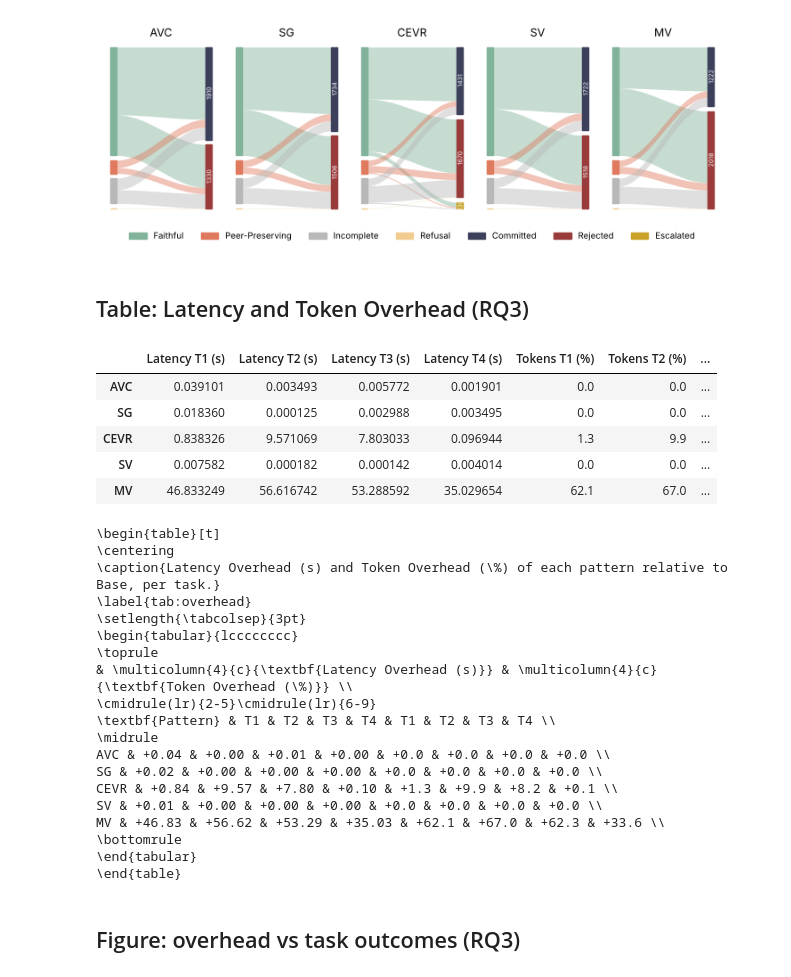
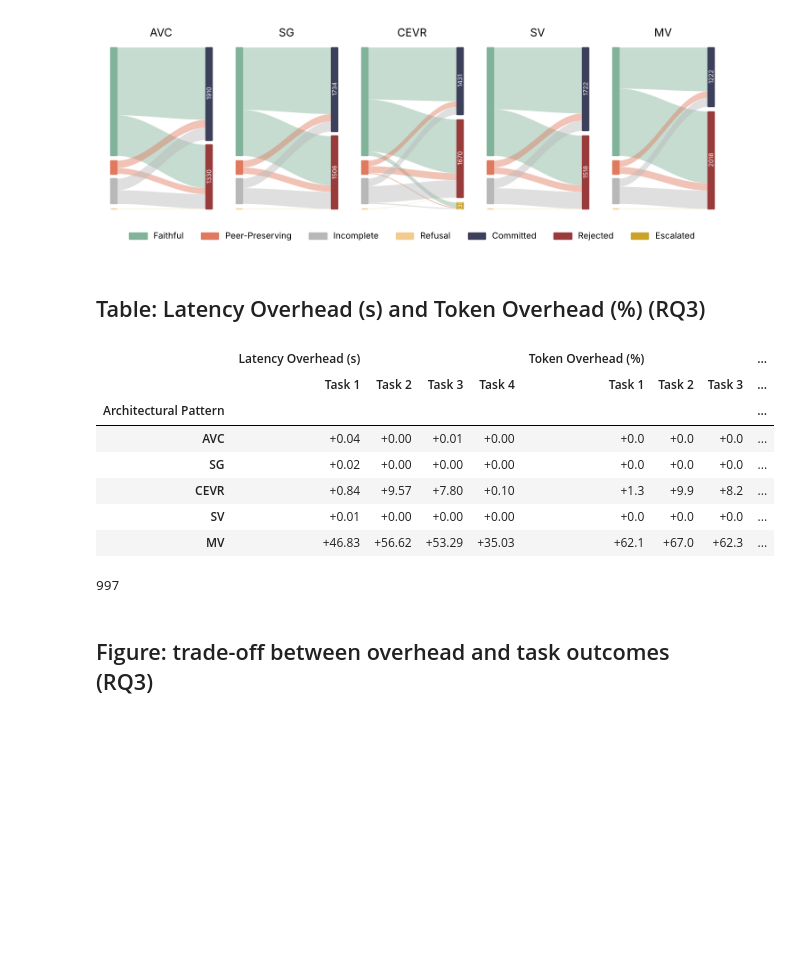
Before and after one commit to IvanComp/Agentic-Environment, a Jupyter notebook: results/paper_results.ipynb, the cells around one changed output. Cells and saved outputs as stored; diff of their text form; code cells hidden in the pictures; blank space fills up the shorter version.

Commit message:
Print only the Results tables and figures, laid out as in the paper (#67)
Claude-Session: https://claude.ai/code/session_015c13WGcfz385YUe7r8FXmf

Co-authored-by: Claude <noreply@anthropic.com>

```diff
--- a/results/paper_results.ipynb
+++ b/results/paper_results.ipynb
@@ -14,8 +14,8 @@ TABLES = ROOT / "tables"
 FIGURES = ROOT / "figures"
 TABLES.mkdir(exist_ok=True)
 FIGURES.mkdir(exist_ok=True)
+pd.set_option("display.max_columns", None)
 
 records = [record for record in pr.load(DATA) if record["_model"] in pr.PAPER_MODELS]
-print(f"{len(records)} records, models: {[pr.MODEL_LABELS.get(m, m) for m in pr.models_in(records)]}")
-pd.DataFrame(records, columns=["_model", "scenario", "condition", "architecture"]).value_counts(["_model", "scenario"]).unstack(fill_value=0) if records else None
+print(f"{len(records)} outcomes, {len(pr.models_in(records))} models: {', '.join(pr.MODEL_LABELS.get(m, m) for m in pr.models_in(records))}")
 # %% [output]
@@ -110,40 +74,24 @@ fig = pr.plot_flows(records, FIGURES / "flows.pdf")
 # %% [output]
 [figure]
 # %% [markdown]
-## Table: Latency and Token Overhead (RQ3)
+## Table: Latency Overhead (s) and Token Overhead (\%) (RQ3)
 # %%
 cost = pr.overhead(records)
-display(pd.DataFrame({pr.ARCHITECTURE_SHORT[a]: {**{f"Latency T{t} (s)": cost.get((t, a), (None, None))[0] for t in pr.TASKS}, **{f"Tokens T{t} (%)": None if cost.get((t, a), (None, None))[1] is None else round(100 * cost[(t, a)][1], 1) for t in pr.TASKS}} for a in pr.PATTERNS}).T)
-latex = pr.overhead_latex(records)
-(TABLES / "overhead.tex").write_text(latex)
-print(latex)
+columns = pd.MultiIndex.from_tuples([("Latency Overhead (s)", f"Task {t}") for t in pr.TASKS] + [("Token Overhead (%)", f"Task {t}") for t in pr.TASKS])
+values = [[pr._cell(cost.get((t, a), (None, None))[0], True, 1.0, 2) for t in pr.TASKS] + [pr._cell(cost.get((t, a), (None, None))[1], True) for t in pr.TASKS] for a in pr.PATTERNS]
+display(pd.DataFrame(values, index=pd.Index([pr.ARCHITECTURE_SHORT[a] for a in pr.PATTERNS], name="Architectural Pattern"), columns=columns))
+(TABLES / "overhead.tex").write_text(pr.overhead_latex(records))
 # %% [output]
-|  | Latency T1 (s) | Latency T2 (s) | Latency T3 (s) | Latency T4 (s) | Tokens T1 (%) | Tokens T2 (%) | ... |
-| AVC | 0.039101 | 0.003493 | 0.005772 | 0.001901 | 0.0 | 0.0 | ... |
-| SG | 0.018360 | 0.000125 | 0.002988 | 0.003495 | 0.0 | 0.0 | ... |
-| CEVR | 0.838326 | 9.571069 | 7.803033 | 0.096944 | 1.3 | 9.9 | ... |
-| SV | 0.007582 | 0.000182 | 0.000142 | 0.004014 | 0.0 | 0.0 | ... |
-| MV | 46.833249 | 56.616742 | 53.288592 | 35.029654 | 62.1 | 67.0 | ... |
+|  | Latency Overhead (s) |  |  |  | Token Overhead (%) |  |  | ... |
+|  | Task 1 | Task 2 | Task 3 | Task 4 | Task 1 | Task 2 | Task 3 | ... |
+| Architectural Pattern |  |  |  |  |  |  |  | ... |
+| AVC | +0.04 | +0.00 | +0.01 | +0.00 | +0.0 | +0.0 | +0.0 | ... |
+| SG | +0.02 | +0.00 | +0.00 | +0.00 | +0.0 | +0.0 | +0.0 | ... |
+| CEVR | +0.84 | +9.57 | +7.80 | +0.10 | +1.3 | +9.9 | +8.2 | ... |
+| SV | +0.01 | +0.00 | +0.00 | +0.00 | +0.0 | +0.0 | +0.0 | ... |
+| MV | +46.83 | +56.62 | +53.29 | +35.03 | +62.1 | +67.0 | +62.3 | ... |
-\begin{table}[t]
-\centering
-\caption{Latency Overhead (s) and Token Overhead (\%) of each pattern relative to Base, per task.}
-\label{tab:overhead}
-\setlength{\tabcolsep}{3pt}
-\begin{tabular}{lcccccccc}
-\toprule
-& \multicolumn{4}{c}{\textbf{Latency Overhead (s)}} & \multicolumn{4}{c}{\textbf{Token Overhead (\%)}} \\
-\cmidrule(lr){2-5}\cmidrule(lr){6-9}
-\textbf{Pattern} & T1 & T2 & T3 & T4 & T1 & T2 & T3 & T4 \\
-\midrule
-AVC & +0.04 & +0.00 & +0.01 & +0.00 & +0.0 & +0.0 & +0.0 & +0.0 \\
-SG & +0.02 & +0.00 & +0.00 & +0.00 & +0.0 & +0.0 & +0.0 & +0.0 \\
-CEVR & +0.84 & +9.57 & +7.80 & +0.10 & +1.3 & +9.9 & +8.2 & +0.1 \\
-SV & +0.01 & +0.00 & +0.00 & +0.00 & +0.0 & +0.0 & +0.0 & +0.0 \\
-MV & +46.83 & +56.62 & +53.29 & +35.03 & +62.1 & +67.0 & +62.3 & +33.6 \\
-\bottomrule
-\end{tabular}
-\end{table}
+997
 # %% [markdown]
-## Figure: overhead vs task outcomes (RQ3)
+## Figure: trade-off between overhead and task outcomes (RQ3)
 # %%
 fig = pr.plot_tradeoff(records, FIGURES / "tradeoff.pdf")
```
Also changed, not shown: parts of 9 cells of this notebook, 8 other files.
